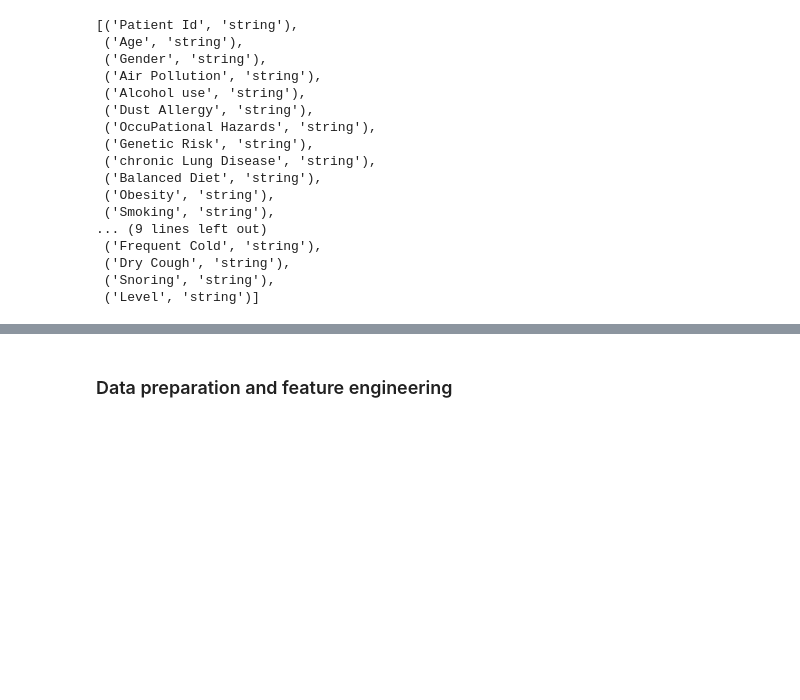
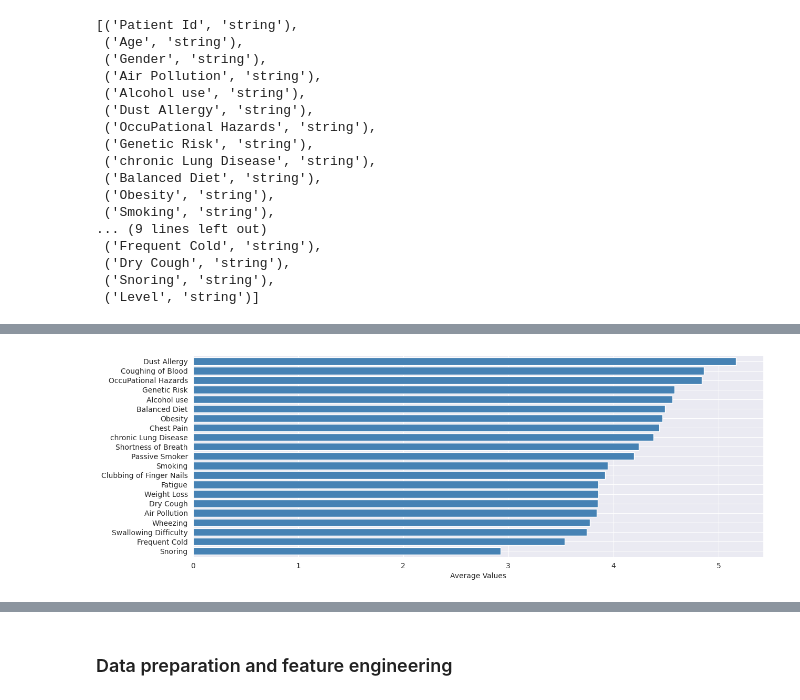
Before and after one commit to susanesho/lung-cancer-project, a Jupyter notebook: Lung_Cancer_project.ipynb, the cells around one changed output, grey strips where cells are left out. Saved outputs shown, nothing was run; the diff lists cells and outputs as text; code cells hidden in the pictures; blank space fills up the shorter version.

```diff
--- a/Lung_Cancer_project.ipynb
+++ b/Lung_Cancer_project.ipynb
@@ -154,0 +187,14 @@ cancer_level.toPandas().plot.bar(x='Level',figsize=(6, 4))
+# %%
+# Visualize the average values of the different features
+
+except_cols = ['Patient Id', 'Age', 'Gender', 'Level']
+select_ft = cancer_df.select([c for c in cancer_df.columns if c not in except_cols])
+features_mean = select_ft.toPandas().describe().loc['mean'].sort_values()
+features_mean.plot.barh(
+    width=0.8,
+    figsize=(14, 5),
+    color="steelblue")
+plt.xlabel("Average Values")
+plt.show()
+# %% [output]
+[figure, added]
```
Also changed, not shown: parts of 45 cells of this notebook.
